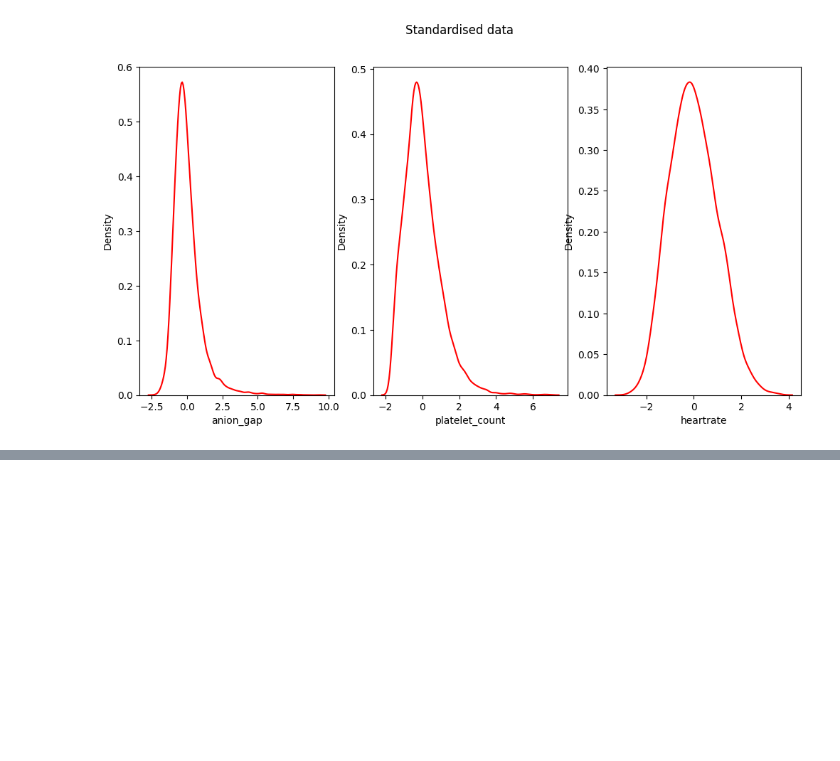
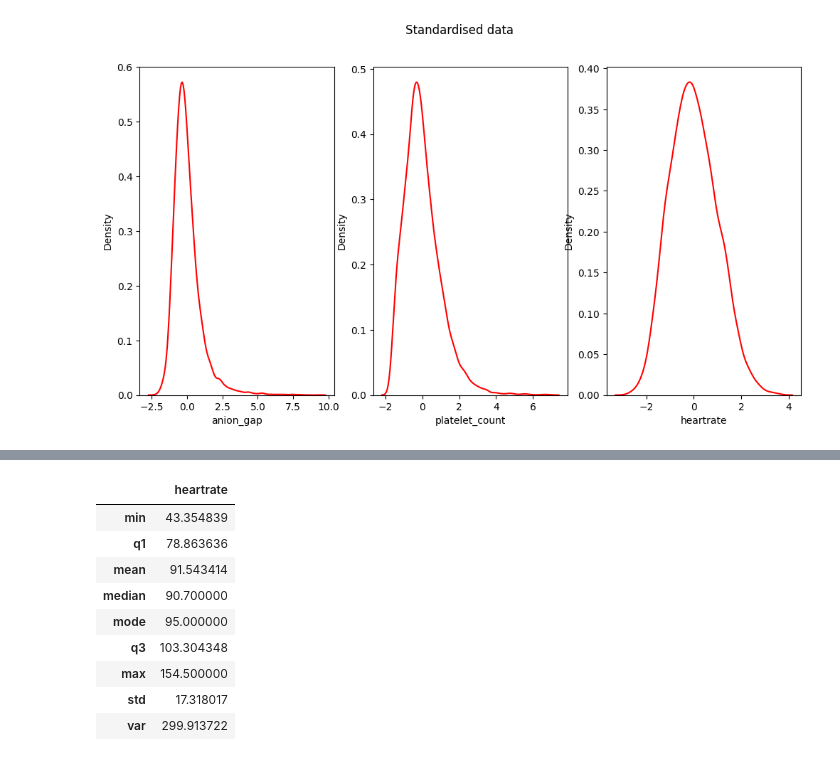
Before and after one commit to ryashpal/EHRQC, a Jupyter notebook: notebooks/python/case_study/sepsis_cohort_pre_processing.ipynb, the cells around one changed output, grey strips where cells are left out. Cells and saved outputs as stored; diff of their text form; code cells hidden in the pictures; blank space fills up the shorter version.

```diff
--- a/notebooks/python/case_study/sepsis_cohort_pre_processing.ipynb
+++ b/notebooks/python/case_study/sepsis_cohort_pre_processing.ipynb
@@ -561,0 +614,26 @@ sns.kdeplot(data = standardisedVitalsDf, x = 'heartrate', ax = axs[2], color='r'
+# %%
+import numpy as np
+import pandas as pd
+
+correctedVitalsDf.agg(
+    min=('heartrate', np.min),
+    q1=('heartrate', lambda x: x.quantile(0.25)),
+    mean=('heartrate', 'mean'),
+    median=('heartrate', 'median'),
+    mode=('heartrate', lambda x: x.value_counts().index[0]),
+    q3=('heartrate', lambda x: x.quantile(0.75)),
+    max=('heartrate', np.max),
+    std=('heartrate', np.std),
+    var=('heartrate', np.var),
+)
+# %% [output]
+|  | heartrate |
+| min | 43.354839 |
+| q1 | 78.863636 |
+| mean | 91.543414 |
+| median | 90.700000 |
+| mode | 95.000000 |
+| q3 | 103.304348 |
+| max | 154.500000 |
+| std | 17.318017 |
+| var | 299.913722 |
```
Also changed, not shown: parts of 8 cells of this notebook, 6 other files.
